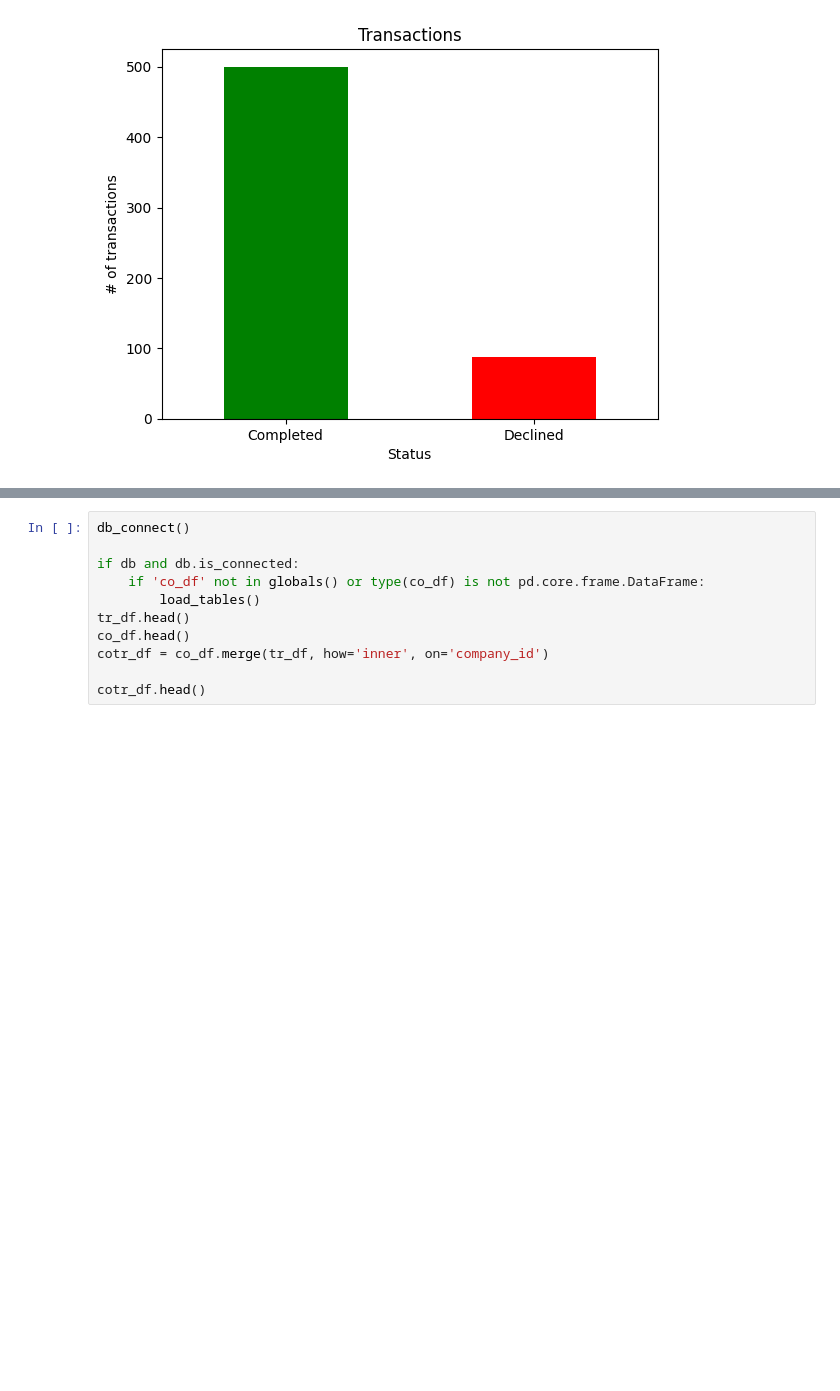
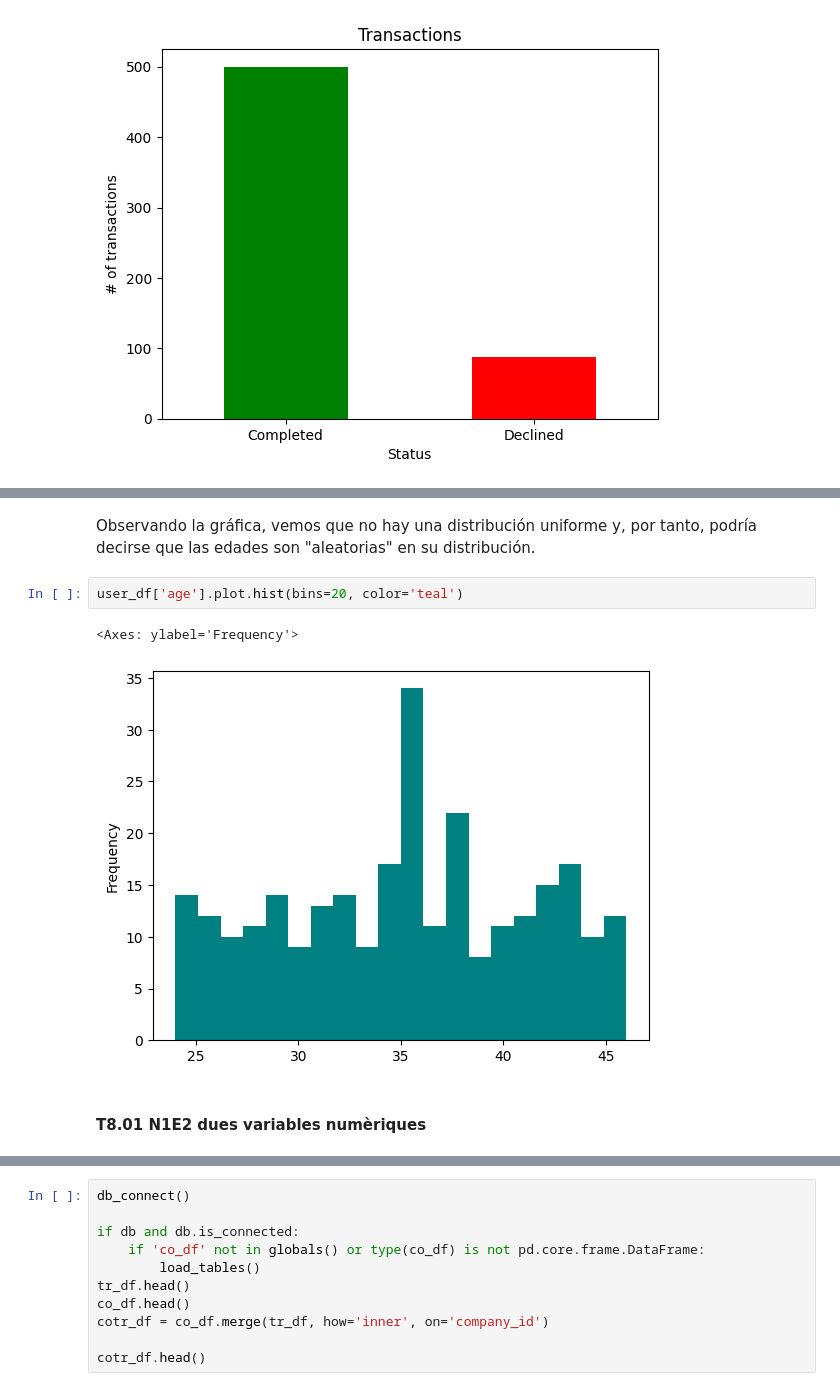
Before and after one commit to mlopezgva/it-academy-mlg, a Jupyter notebook: SPRINT8/Sprint_8.ipynb, the cells around one changed output, grey strips where cells are left out. Drawn from its saved outputs; the diff is of its cells as text; blank space fills up the shorter version.

```diff
--- a/SPRINT8/Sprint_8.ipynb
+++ b/SPRINT8/Sprint_8.ipynb
@@ -141 +138,10 @@ user_df.groupby('age')['age'] \
+# %% [markdown]
+Observando la gráfica, vemos que no hay una distribución uniforme y, por tanto, podría decirse que las edades son "aleatorias" en su distribución.
+# %%
+user_df['age'].plot.hist(bins=20, color='teal')
+# %% [output]
+<Axes: ylabel='Frequency'>
+[figure, added]
+# %% [markdown]
+#### T8.01 N1E2 dues variables numèriques
 # %% [markdown]
```
Also changed, not shown: parts of 9 cells of this notebook.
